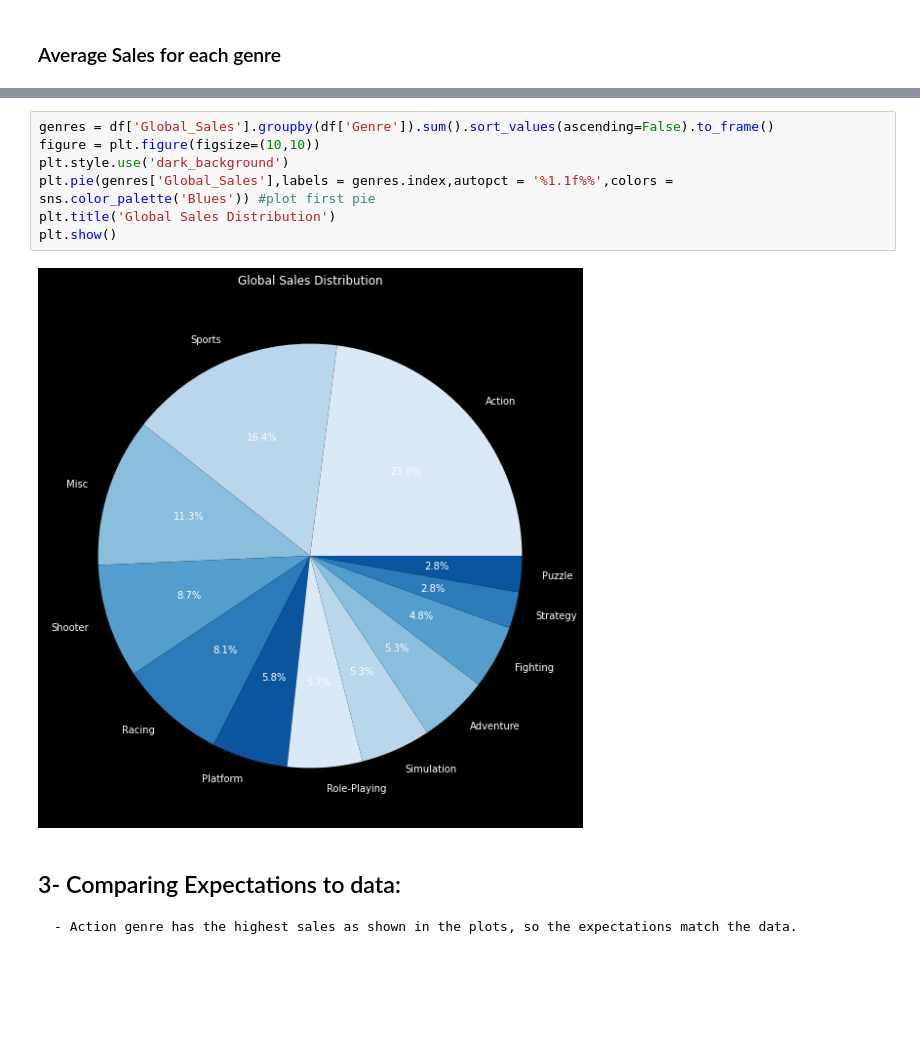
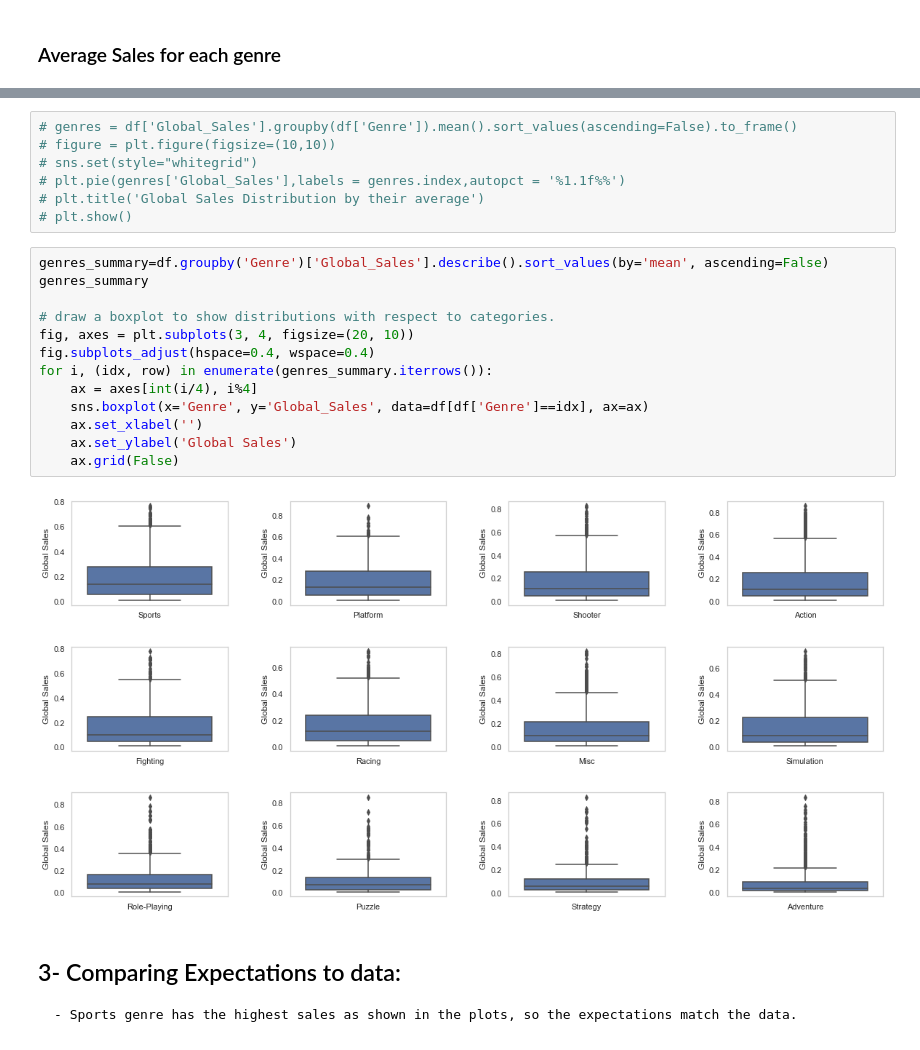
Before and after one commit to GhiathAjam/Analysis-of-Video-Games-Sales, a Jupyter notebook: Analysis/DescriptiveQuestions/Q2.ipynb, the cells around one changed output, grey strips where cells are left out. Cells and saved outputs as stored; diff of their text form; blank space fills up the shorter version.

```diff
--- a/Analysis/DescriptiveQuestions/Q2.ipynb
+++ b/Analysis/DescriptiveQuestions/Q2.ipynb
@@ -71,12 +90,25 @@ plt.show()
 # %%
-genres = df['Global_Sales'].groupby(df['Genre']).sum().sort_values(ascending=False).to_frame()
-figure = plt.figure(figsize=(10,10))
-plt.style.use('dark_background')
-plt.pie(genres['Global_Sales'],labels = genres.index,autopct = '%1.1f%%',colors = sns.color_palette('Blues')) #plot first pie
-plt.title('Global Sales Distribution')
-plt.show()
+# genres = df['Global_Sales'].groupby(df['Genre']).mean().sort_values(ascending=False).to_frame()
+# figure = plt.figure(figsize=(10,10))
+# sns.set(style="whitegrid")
+# plt.pie(genres['Global_Sales'],labels = genres.index,autopct = '%1.1f%%')
+# plt.title('Global Sales Distribution by their average')
+# plt.show()
-# %% [output]
-[figure, removed]
+# %%
+genres_summary=df.groupby('Genre')['Global_Sales'].describe().sort_values(by='mean', ascending=False)
+genres_summary
+
+# draw a boxplot to show distributions with respect to categories.
+fig, axes = plt.subplots(3, 4, figsize=(20, 10))
+fig.subplots_adjust(hspace=0.4, wspace=0.4)
+for i, (idx, row) in enumerate(genres_summary.iterrows()):
+    ax = axes[int(i/4), i%4]
+    sns.boxplot(x='Genre', y='Global_Sales', data=df[df['Genre']==idx], ax=ax)
+    ax.set_xlabel('')
+    ax.set_ylabel('Global Sales')
+    ax.grid(False)
+# %% [output]
+[figure, added]
 # %% [markdown]
 ## 3- Comparing Expectations to data:
-    - Action genre has the highest sales as shown in the plots, so the expectations match the data.
+    - Sports genre has the highest sales as shown in the plots, so the expectations match the data.
```
Also changed, not shown: parts of 6 cells of this notebook.
